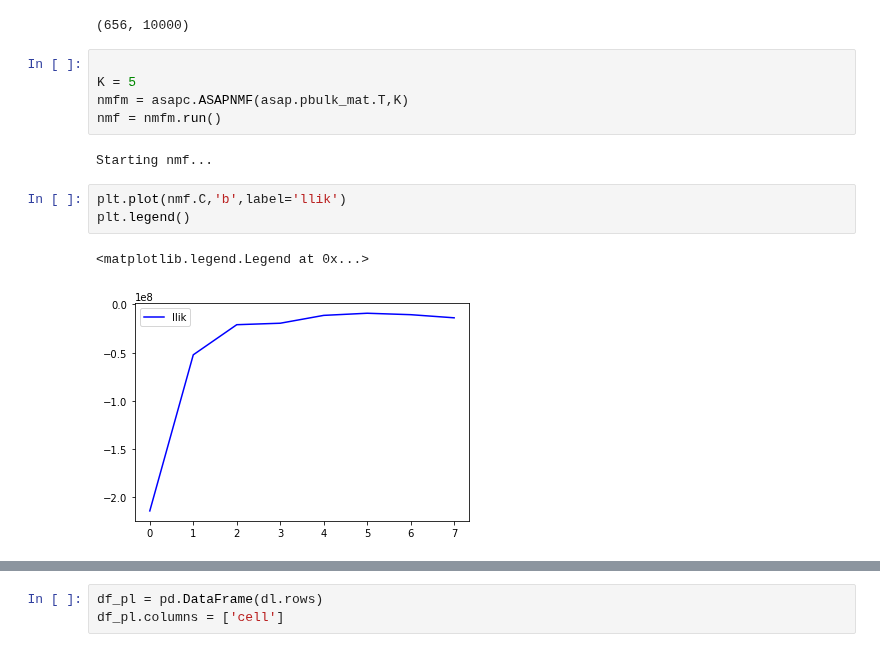
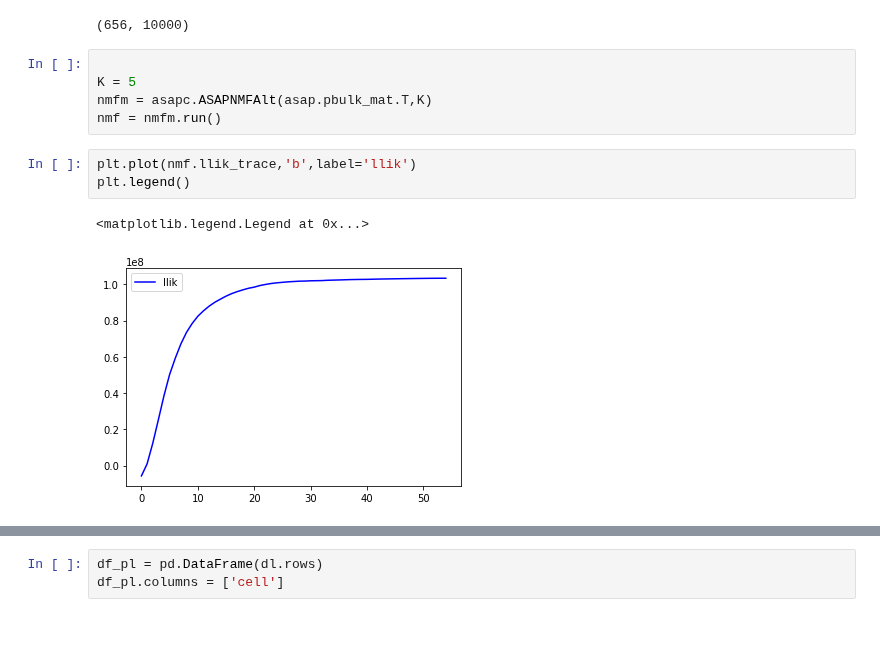
Before and after one commit to causalpathlab/asapp, a Jupyter notebook: examples/1_temp_data_asapc.ipynb, the cells around one changed output, grey strips where cells are left out. Cells and saved outputs as stored; diff of their text form.

```diff
--- a/examples/1_temp_data_asapc.ipynb
+++ b/examples/1_temp_data_asapc.ipynb
@@ -51,13 +51,11 @@ asap.pbulk_mat.shape
 # %%
 
 K = 5
-nmfm = asapc.ASAPNMF(asap.pbulk_mat.T,K)
+nmfm = asapc.ASAPNMFAlt(asap.pbulk_mat.T,K)
 nmf = nmfm.run()
-# %% [output]
-Starting nmf...
 # %%
-plt.plot(nmf.C,'b',label='llik')
+plt.plot(nmf.llik_trace,'b',label='llik')
 plt.legend()
 # %% [output]
 <matplotlib.legend.Legend at 0x...>
-[figure, old version]
+[figure, new version]
```
Also changed, not shown: parts of 7 cells of this notebook, 9 other files.
